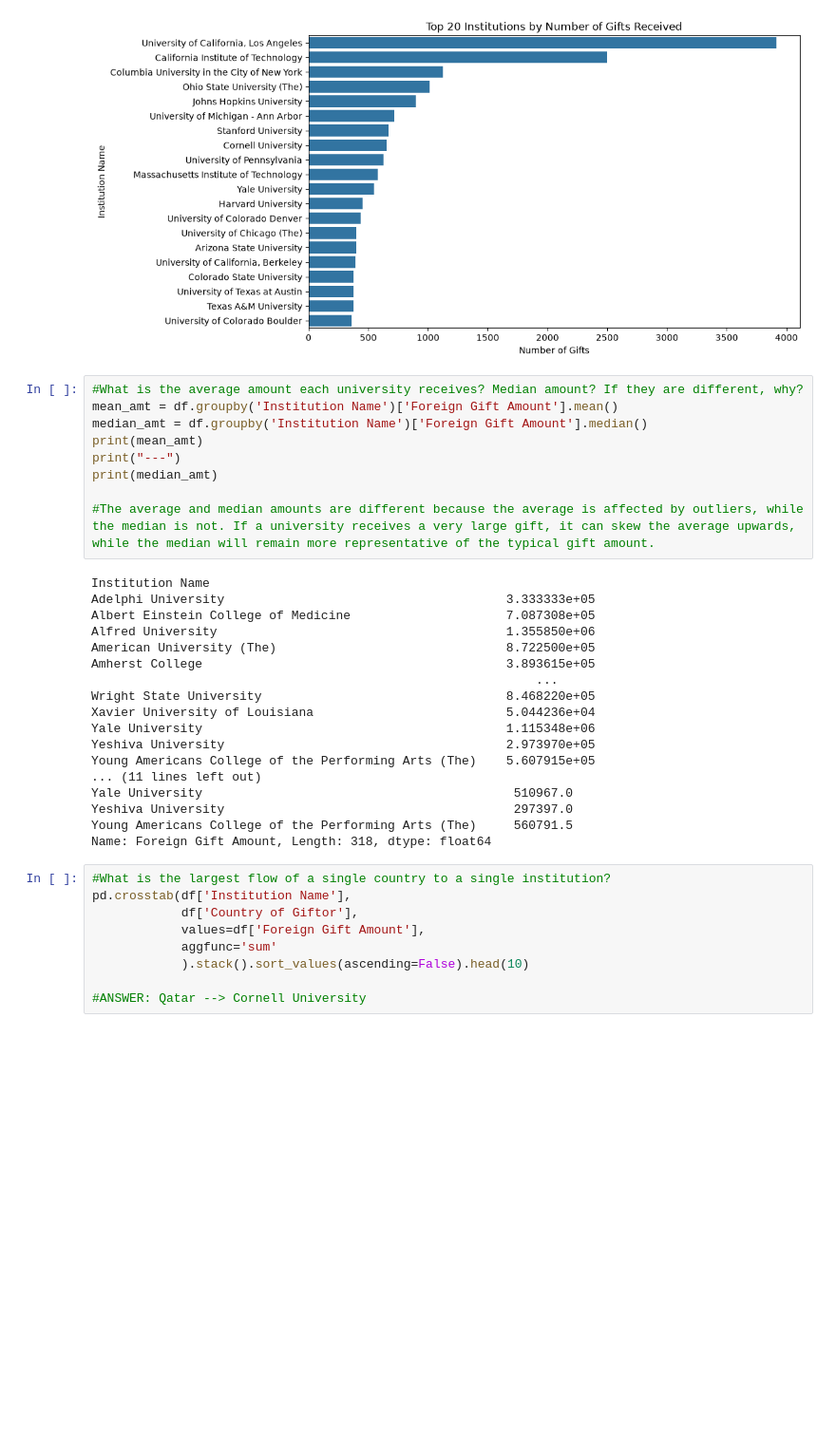
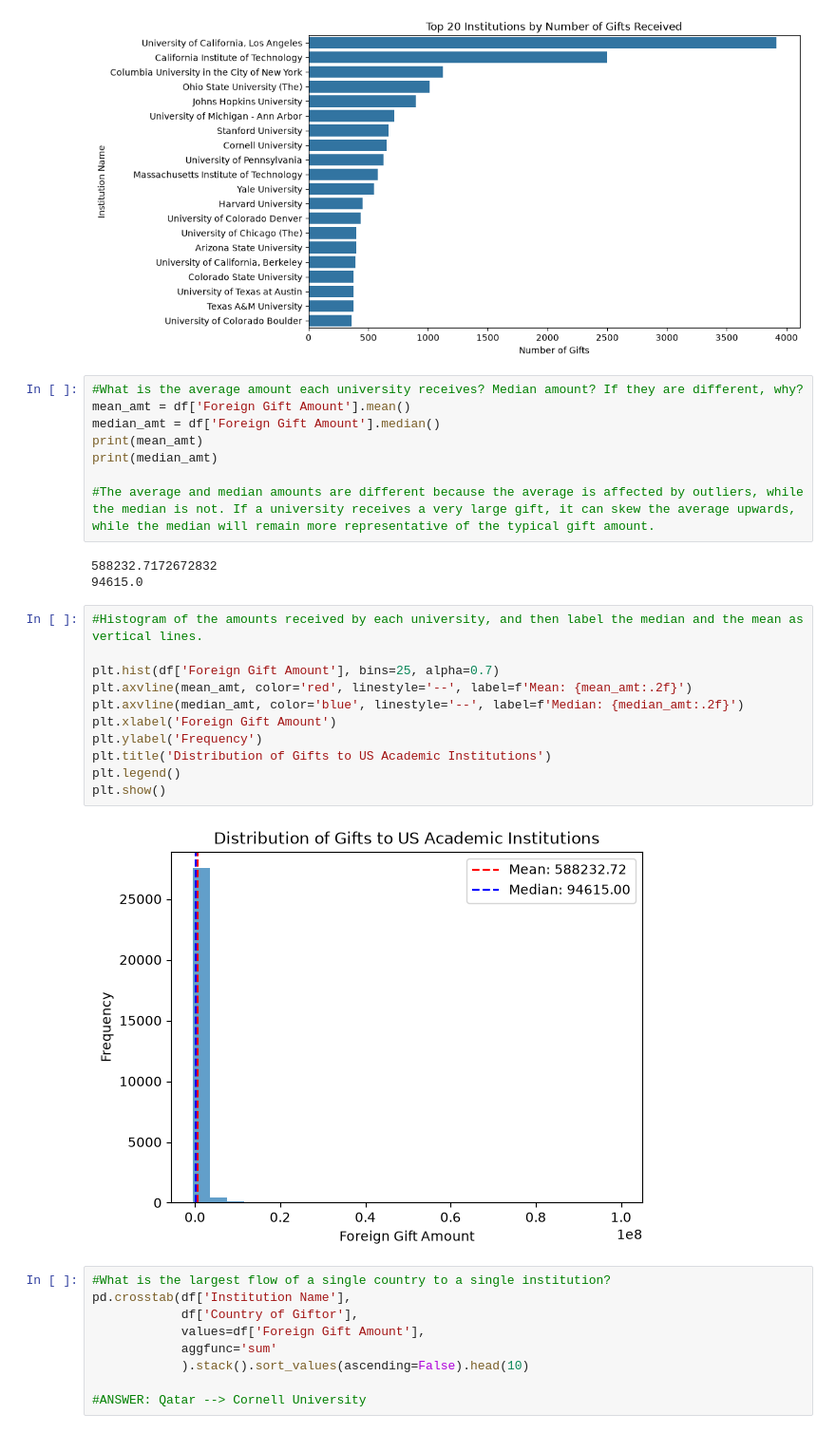
Before and after one commit to JJSutkus/uu_wrangling_and_eda, a Jupyter notebook: lab_1/initial_analysis.ipynb, the cells around one changed output. Shown at 95% size. Cells and saved outputs as stored; diff of their text form; blank space fills up the shorter version.

```diff
--- a/lab_1/initial_analysis.ipynb
+++ b/lab_1/initial_analysis.ipynb
@@ -144,31 +124,28 @@ plt.show()
 [figure]
 # %%
 #What is the average amount each university receives? Median amount? If they are different, why?
-mean_amt = df.groupby('Institution Name')['Foreign Gift Amount'].mean()
-median_amt = df.groupby('Institution Name')['Foreign Gift Amount'].median()
+mean_amt = df['Foreign Gift Amount'].mean()
+median_amt = df['Foreign Gift Amount'].median()
 print(mean_amt)
-print("---")
 print(median_amt)
 
 #The average and median amounts are different because the average is affected by outliers, while the median is not. If a university receives a very large gift, it can skew the average upwards, while the median will remain more representative of the typical gift amount.
 # %% [output]
-Institution Name
-Adelphi University                                      3.333333e+05
-Albert Einstein College of Medicine                     7.087308e+05
-Alfred University                                       1.355850e+06
-American University (The)                               8.722500e+05
-Amherst College                                         3.893615e+05
-                                                            ...
-Wright State University                                 8.468220e+05
-Xavier University of Louisiana                          5.044236e+04
-Yale University                                         1.115348e+06
-Yeshiva University                                      2.973970e+05
-Young Americans College of the Performing Arts (The)    5.607915e+05
-... (11 lines left out)
-Yale University                                          510967.0
-Yeshiva University                                       297397.0
-Young Americans College of the Performing Arts (The)     560791.5
-Name: Foreign Gift Amount, Length: 318, dtype: float64
+588232.7172672832
+94615.0
+# %%
+#Histogram of the amounts received by each university, and then label the median and the mean as vertical lines.
+
+plt.hist(df['Foreign Gift Amount'], bins=25, alpha=0.7)
+plt.axvline(mean_amt, color='red', linestyle='--', label=f'Mean: {mean_amt:.2f}')
+plt.axvline(median_amt, color='blue', linestyle='--', label=f'Median: {median_amt:.2f}')
+plt.xlabel('Foreign Gift Amount')
+plt.ylabel('Frequency')
+plt.title('Distribution of Gifts to US Academic Institutions')
+plt.legend()
+plt.show()
+# %% [output]
+[figure, added]
 # %%
 #What is the largest flow of a single country to a single institution?
 pd.crosstab(df['Institution Name'],
```
Also changed, not shown: parts of 1 cell of this notebook.
